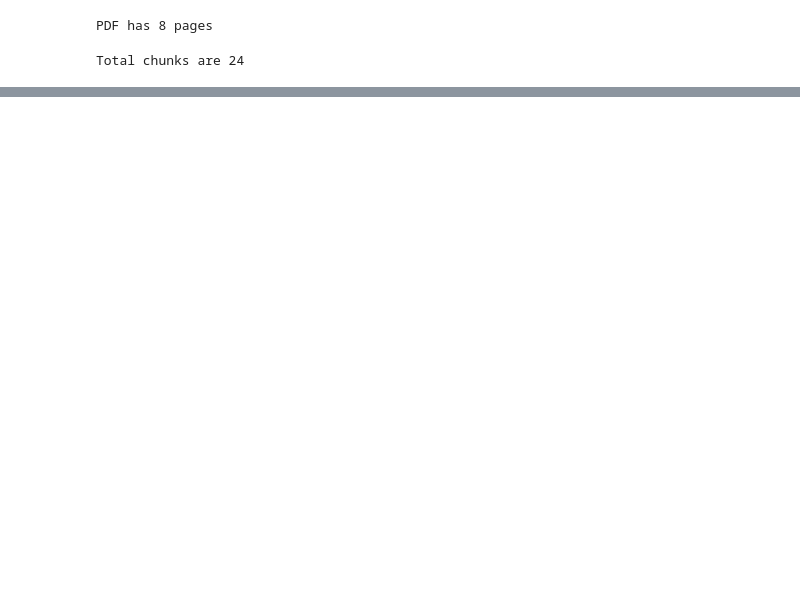
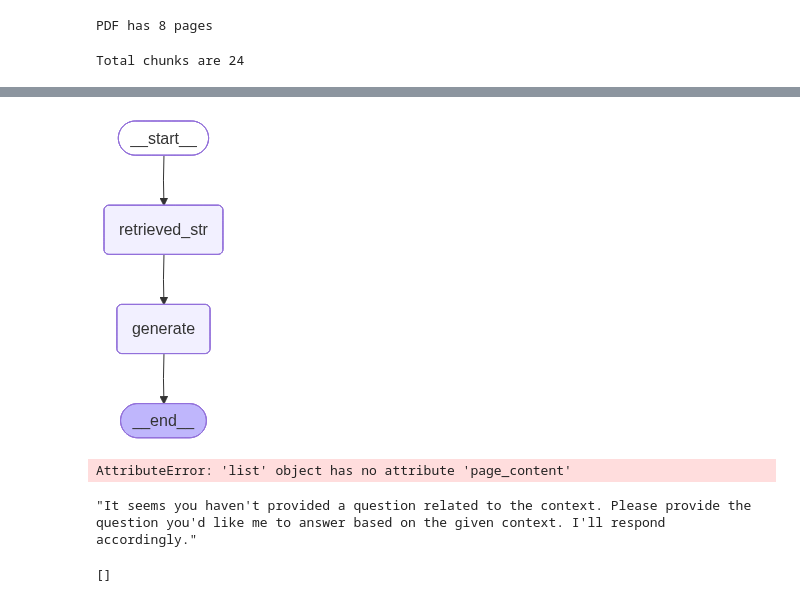
Before and after one commit to AdnanSaeed-85/Corrective-RAG-CRAG-, a Jupyter notebook: updated_rag.ipynb, the cells around one changed output, grey strips where cells are left out. Cells and saved outputs as stored; diff of their text form; code cells hidden in the pictures; blank space fills up the shorter version.

```diff
--- a/updated_rag.ipynb
+++ b/updated_rag.ipynb
@@ -49,7 +72,7 @@ class state(TypedDict):
 # %%
 def retrieved_str(state: state) -> str:
     q = state['question']
-    return {'question': retriever.invoke(q)}
+    return {'doc': retriever.invoke(q)}
 # %%
 prompt = ChatPromptTemplate.from_messages(
     [
@@ -62,3 +85,36 @@ def generate(state):
     context = "\n\n".join(d.page_content for d in state["doc"])
     out = (prompt | llm).invoke({"question": state["question"], "context": context})
     return {"answer": out.content}
+# %%
+graph = StateGraph(state)
+
+graph.add_node('retrieved_str', retrieved_str)
+graph.add_node('generate', generate)
+
+graph.add_edge(START, 'retrieved_str')
+graph.add_edge('retrieved_str', 'generate')
+graph.add_edge('generate', END)
+
+rag = graph.compile()
+# %%
+rag
+# %% [output]
+[figure, added]
+# %%
+res = rag.invoke(
+    {
+        'question': 'tell me Strategy of AI in Dubai',
+	  'doc': [],
+	  'answer': ''
+    }
+)
+# %% [output]
+AttributeError: 'list' object has no attribute 'page_content'
+# %%
+res['answer']
+# %% [output]
+"It seems you haven't provided a question related to the context. Please provide the question you'd like me to answer based on the given context. I'll respond accordingly."
+# %%
+print(res['doc'])
+# %% [output]
+[]
```
Also changed, not shown: parts of 2 cells of this notebook.
